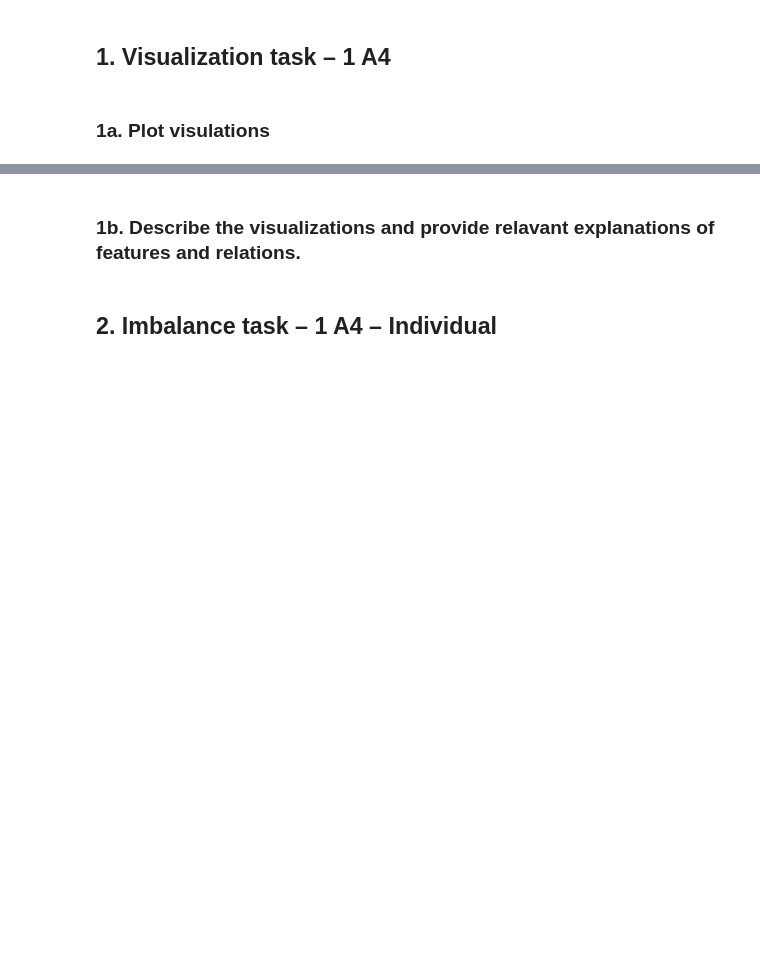
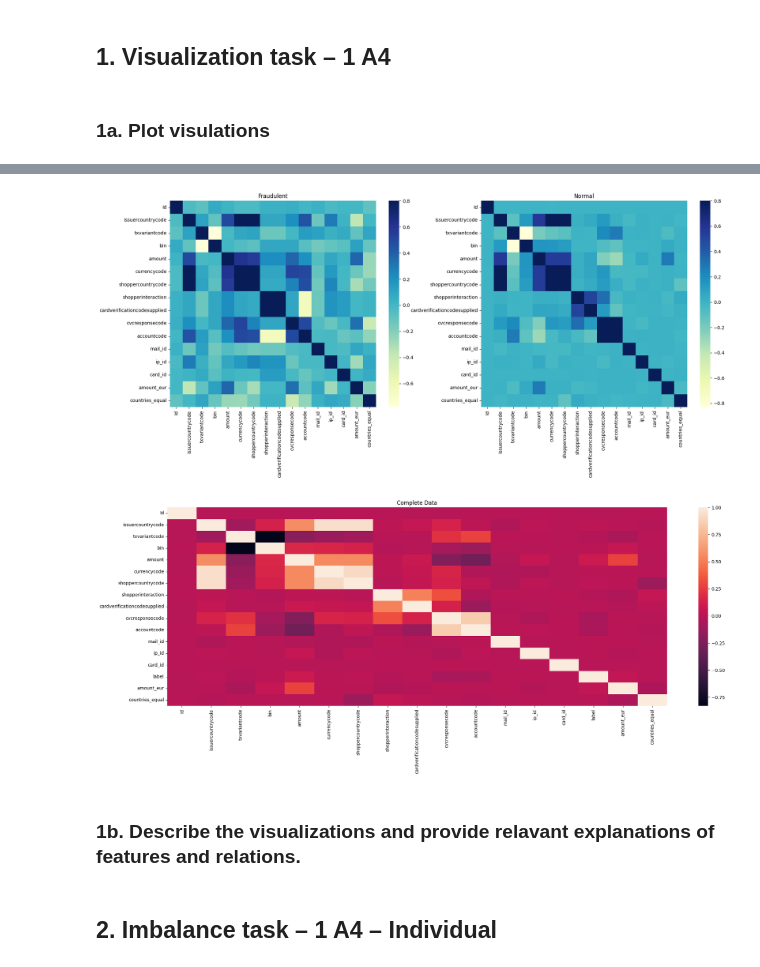
Before and after one commit to amar-mesic/cyber-data, a Jupyter notebook: lab-1/Lab1.ipynb, the cells around one changed output, grey strips where cells are left out. Cells and saved outputs as stored; diff of their text form; code cells hidden in the pictures; blank space fills up the shorter version.

Commit message:
1st plot - code from visuals modified

```diff
--- a/lab-1/Lab1.ipynb
+++ b/lab-1/Lab1.ipynb
@@ -37,6 +37,25 @@ Word count: 368
 ### ID : 6015883
 # %% [markdown]
 ## Readme - Provide instructions - libraries used, location of the data file, etc. Keep it short. Remember your peers will not debug your code and should be able to reproduce the exact output you provide.
+# %%
+# Libraries used in this lab assignment
+
+import numpy as np
+import pandas as pd
+import seaborn as sns
+import matplotlib.pyplot as plt
+from sklearn.preprocessing import LabelEncoder
+from sklearn.preprocessing import StandardScaler
+from sklearn.decomposition import PCA
+import re
+
+# NOTE: The following code defines the paths of the data files
+# Modify with your own paths OR
+# Create a directory with the name "cda-lab-1-credit-card-fraud" in the same directory
+# as this .ipynb file and place the data files in it
+
+train_path = 'cda-lab-1-credit-card-fraud/train_data.csv'
+test_path = 'cda-lab-1-credit-card-fraud/test_data.csv'
 # %% [markdown]
 ## 1. Visualization task – 1 A4
 # %% [markdown]
@@ -44,3 +156,24 @@ Word count: 368
+# %%
+# Plot 1: Heatmaps for fraudulent transactions, normal transactions and complete data
+
+#correlation matrices
+f, (ax1, ax2) = plt.subplots(1,2,figsize =(22, 8))
+
+sns.heatmap(df1.query('label==1').drop(['label', 'accountcode_cc'], axis=1).corr(), vmax = .8, square=True, ax = ax1, cmap = 'YlGnBu')
+ax1.set_title('Fraudulent')
+
+sns.heatmap(df1.query('label==0').drop(['label', 'accountcode_cc'], axis=1).corr(), vmax = .8, square=True, ax = ax2, cmap = 'YlGnBu')
+ax2.set_title('Normal')
+
+plt.show()
+
+f, (ax1) = plt.subplots(1,figsize =(25, 8))
+sns.heatmap(df1.drop(['accountcode_cc'], axis=1).corr())
+ax1.set_title('Complete Data')
+plt.show()
+# %% [output]
+[figure, added]
+[figure, added]
 # %% [markdown]
 ### 1b. Describe the visualizations and provide relavant explanations of features and relations.
 # %% [markdown]
```
Also changed, not shown: parts of 2 cells of this notebook.
